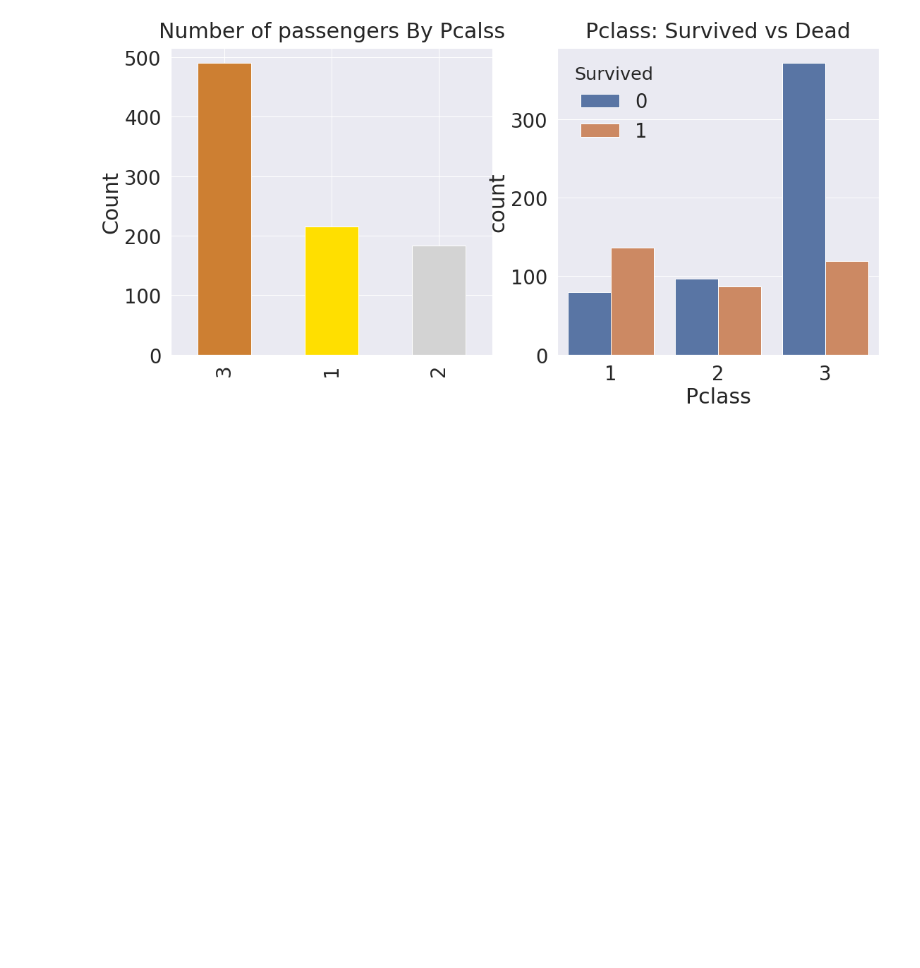
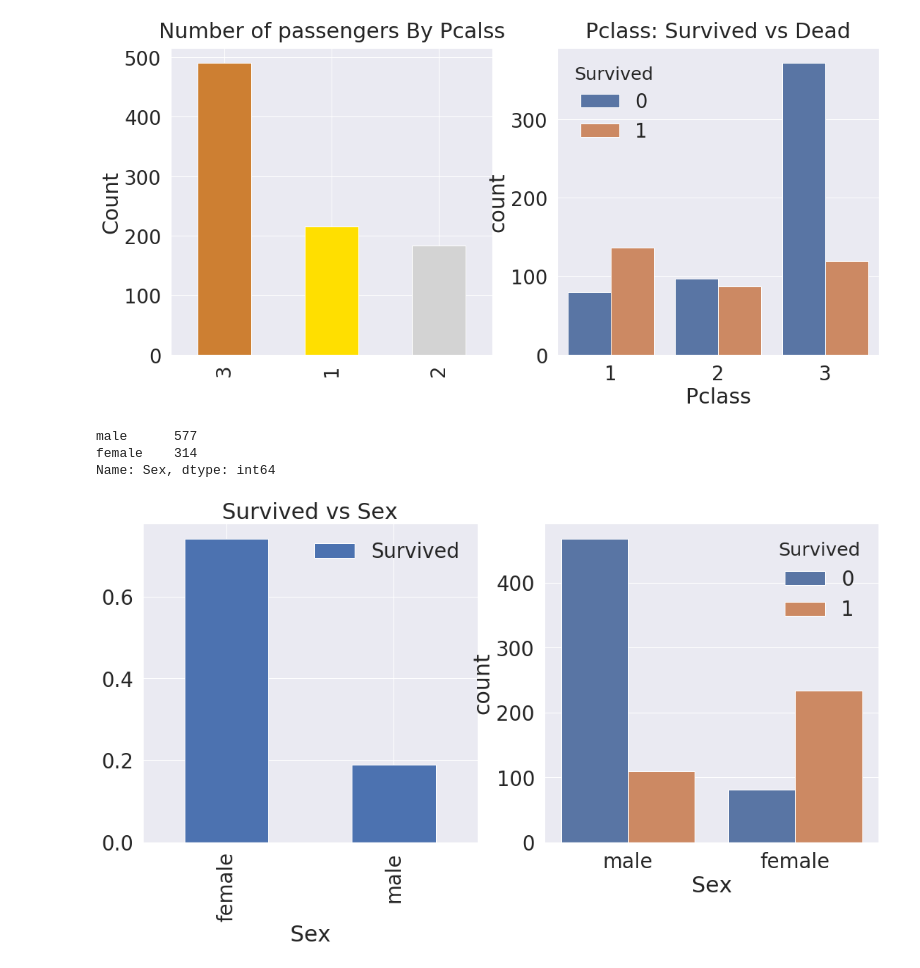
Before and after one commit to haesung-j/Titanic, a Jupyter notebook: titanic.ipynb, the cells around one changed output. Saved outputs shown, nothing was run; the diff lists cells and outputs as text; code cells hidden in the pictures; blank space fills up the shorter version.

```diff
--- a/titanic.ipynb
+++ b/titanic.ipynb
@@ -224,0 +227,14 @@ plt.show()
+# %%
+df_train['Sex'].value_counts()   # male 577, female 314
+# %% [output]
+male      577
+female    314
+Name: Sex, dtype: int64
+# %%
+f, ax = plt.subplots(1, 2, figsize=(18, 8))
+df_train[['Sex','Survived']].groupby(['Sex'], as_index=True).mean().plot.bar(ax=ax[0]) # ax_index로 성별이 column으로 감
+ax[0].set_title('Survived vs Sex')
+sns.countplot('Sex', hue='Survived', data= df_train, ax=ax[1])
+plt.show()
+# %% [output]
+[figure, added]
```
Also changed, not shown: parts of 13 cells of this notebook.
